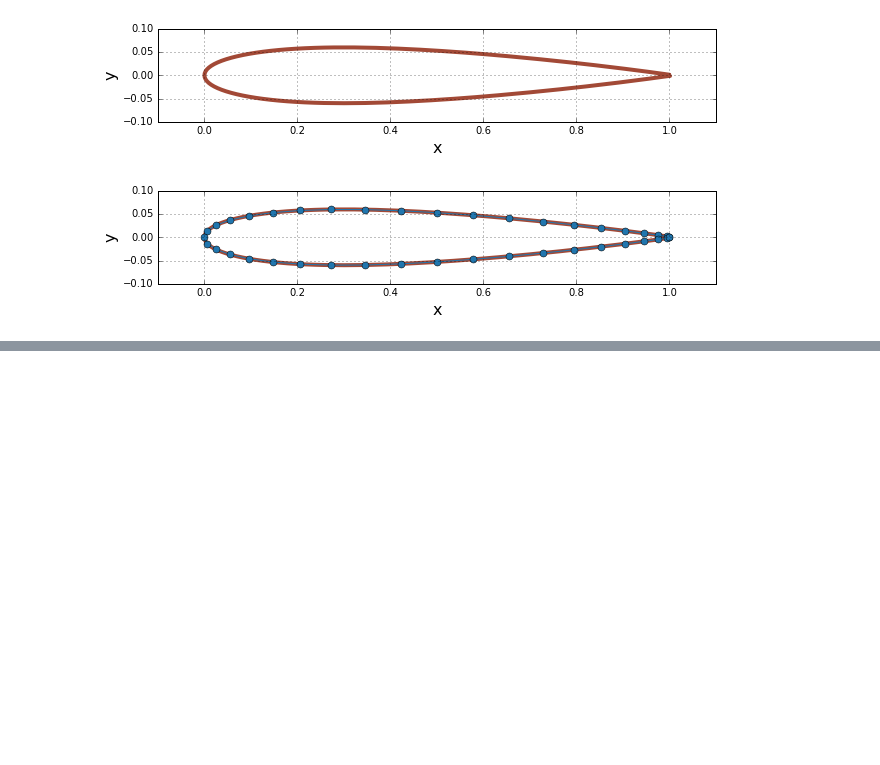
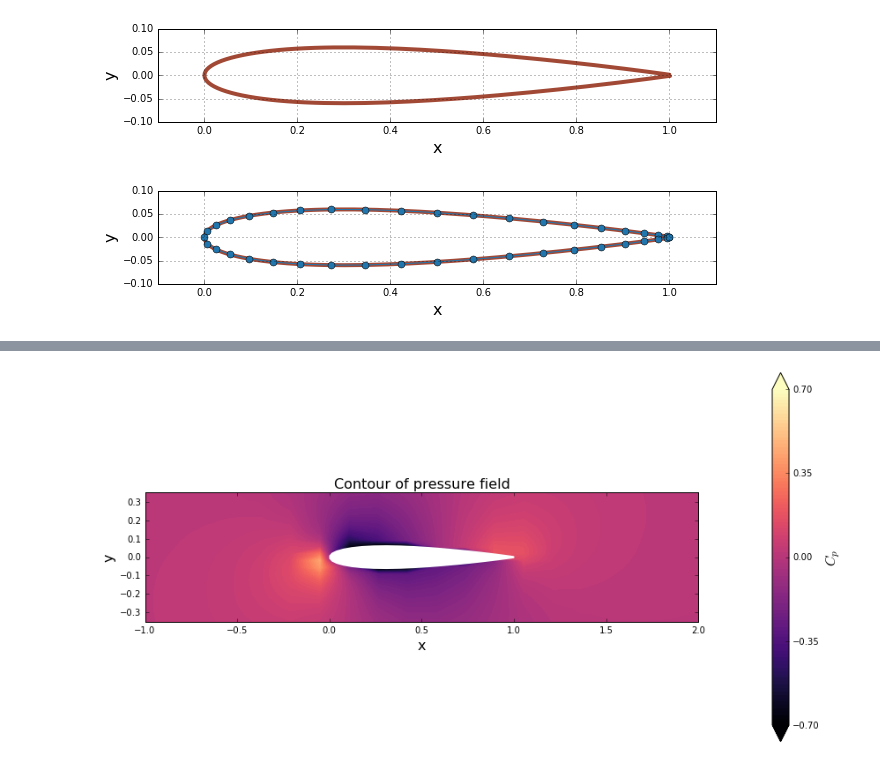
Before and after one commit to lpgleaves/mae6226-workspace, a Jupyter notebook: 11-lesson-notes.ipynb, the cells around one changed output, grey strips where cells are left out. Drawn from its saved outputs; the diff is of its cells as text; code cells hidden in the pictures; blank space fills up the shorter version.

```diff
--- a/11-lesson-notes.ipynb
+++ b/11-lesson-notes.ipynb
@@ -73,0 +145,19 @@ gamma = strengths[-1]
+# %%
+# computing and plotting pressure field
+
+cp = 1.0 - (u**2+v**2)/freestream.u_inf**2
+
+width = 15
+pyplot.figure(figsize=(width, width))
+pyplot.xlabel('x', fontsize=16)
+pyplot.ylabel('y', fontsize=16)
+contf = pyplot.contourf(X, Y, cp, levels=numpy.linspace(-0.7, 0.7, 100), extend='both', cmap='magma')
+cbar = pyplot.colorbar(contf, orientation='vertical', shrink=0.5, pad = 0.1, ticks=[-0.7, -0.35, 0.0, 0.35, 0.7])
+cbar.set_label('$C_p$', fontsize=16)
+pyplot.fill([panel.xc for panel in panels], [panel.yc for panel in panels], color='white', linestyle='solid', linewidth=2, zorder=2)
+pyplot.axis('scaled', adjustable='box')
+pyplot.xlim(xa, xz)
+pyplot.ylim(ya, yz)
+pyplot.title('Contour of pressure field', fontsize=16);
+# %% [output]
+[figure, added]
```
Also changed, not shown: parts of 7 cells of this notebook, 2 other files.
